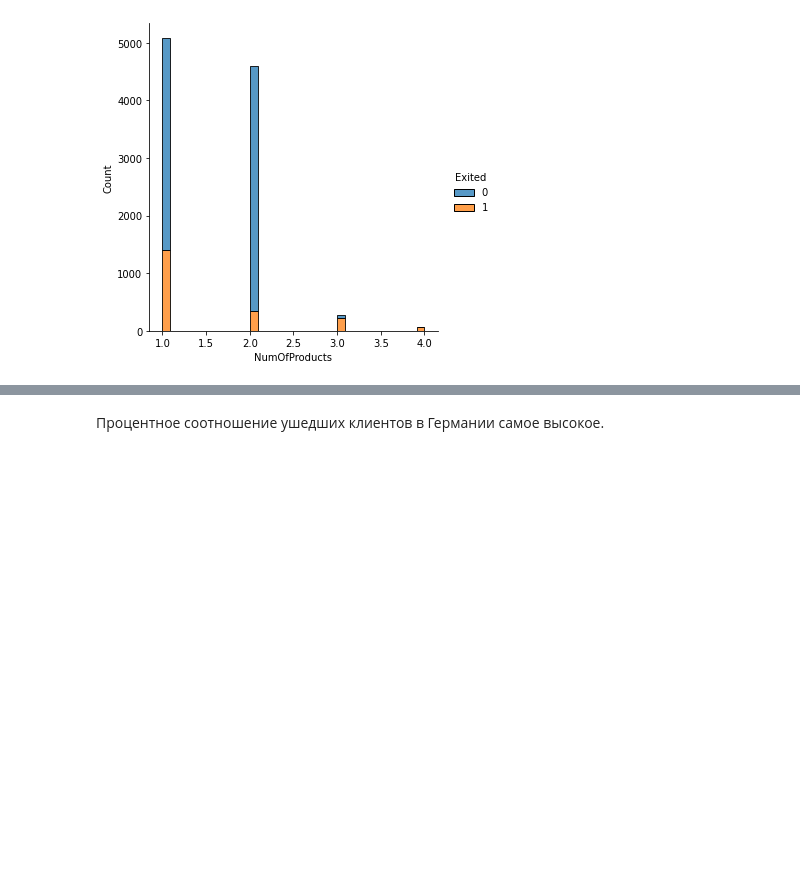
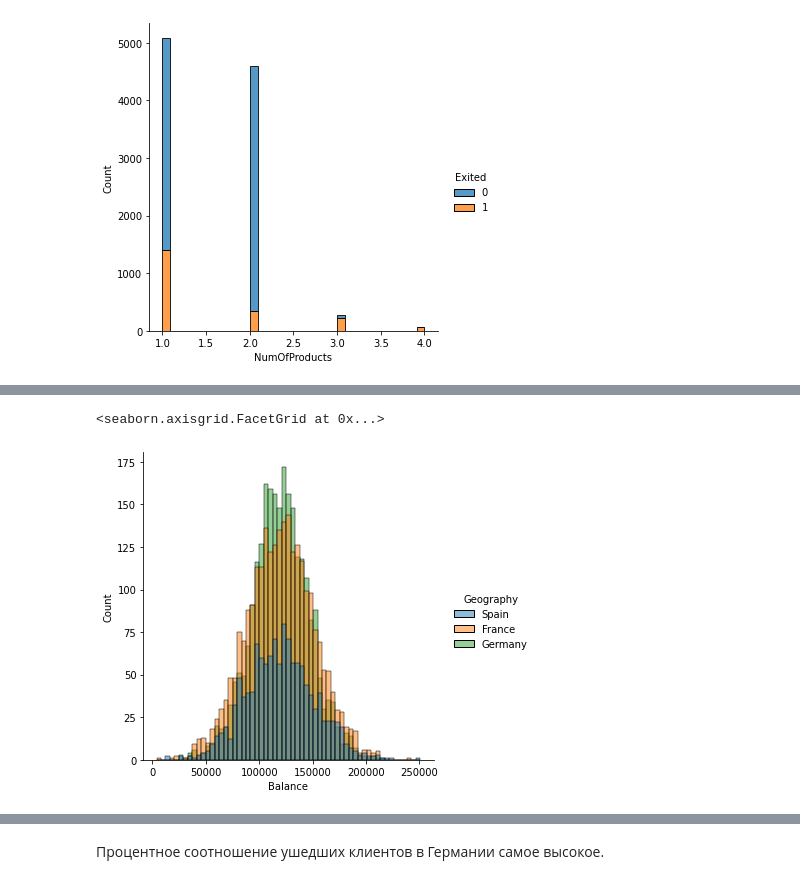
Before and after one commit to tarasov001/bank_customers_churn, a Jupyter notebook: bank_customers_churn.ipynb, the cells around one changed output, grey strips where cells are left out. Saved outputs shown, nothing was run; the diff lists cells and outputs as text; code cells hidden in the pictures; blank space fills up the shorter version.

```diff
--- a/bank_customers_churn.ipynb
+++ b/bank_customers_churn.ipynb
@@ -164,0 +174,5 @@ sns.displot(data=df, x='NumOfProducts', hue='Exited', multiple='stack')
+# %%
+sns.displot(data=df[df['Balance'] > 0], x='Balance', hue='Geography')
+# %% [output]
+<seaborn.axisgrid.FacetGrid at 0x...>
+[figure, added]
```
Also changed, not shown: parts of 45 cells of this notebook.
